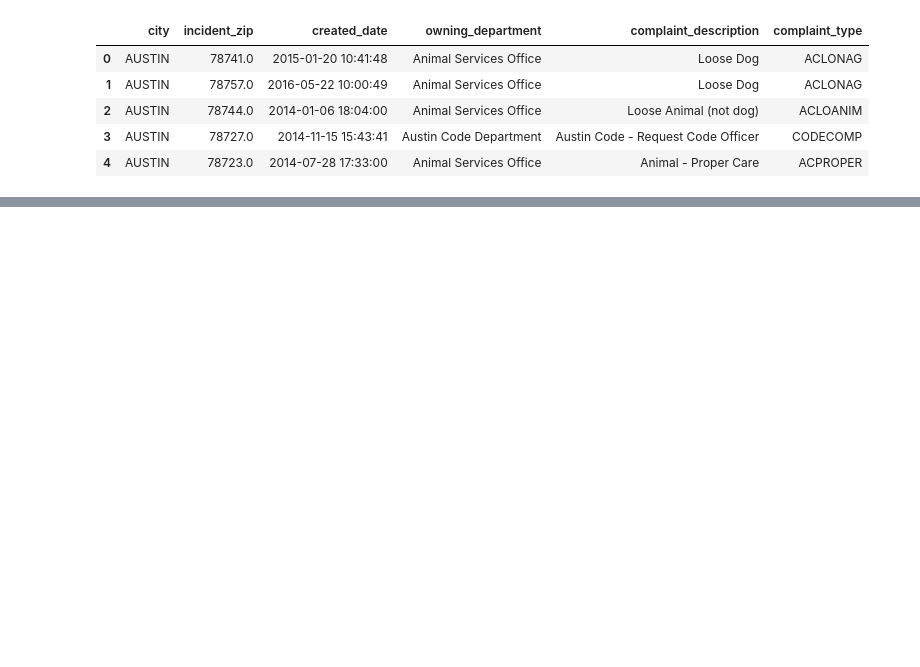
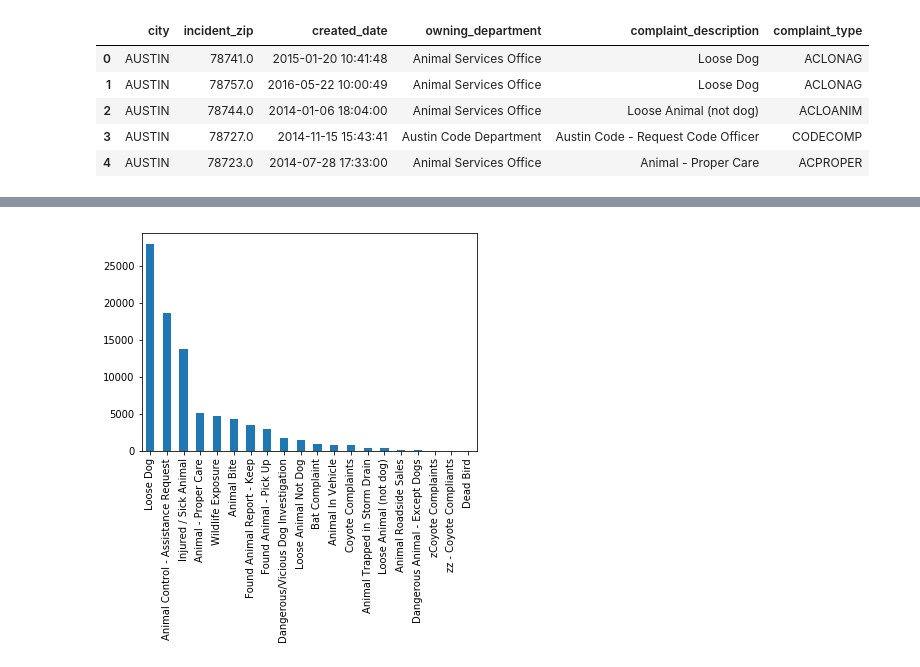
Before and after one commit to mraigosa/Austin_311_analysis, a Jupyter notebook: group5_project.ipynb, the cells around one changed output, grey strips where cells are left out. Saved outputs shown, nothing was run; the diff lists cells and outputs as text; code cells hidden in the pictures; blank space fills up the shorter version.

Commit message:
partial type_department analysis

```diff
--- a/group5_project.ipynb
+++ b/group5_project.ipynb
@@ -120,0 +64,3 @@ austin311_df.head()
+# %%
+animal_services = austin311_df[austin311_df['owning_department'].str.contains('Animal Services Office')]
+animal_services.head()
@@ -120,0 +116,5 @@ austin311_df.head()
+# %%
+pd.value_counts(animal_services['complaint_description']).plot.bar()
+plt.show()
+# %% [output]
+[figure, added]
```
Also changed, not shown: parts of 41 cells of this notebook.
